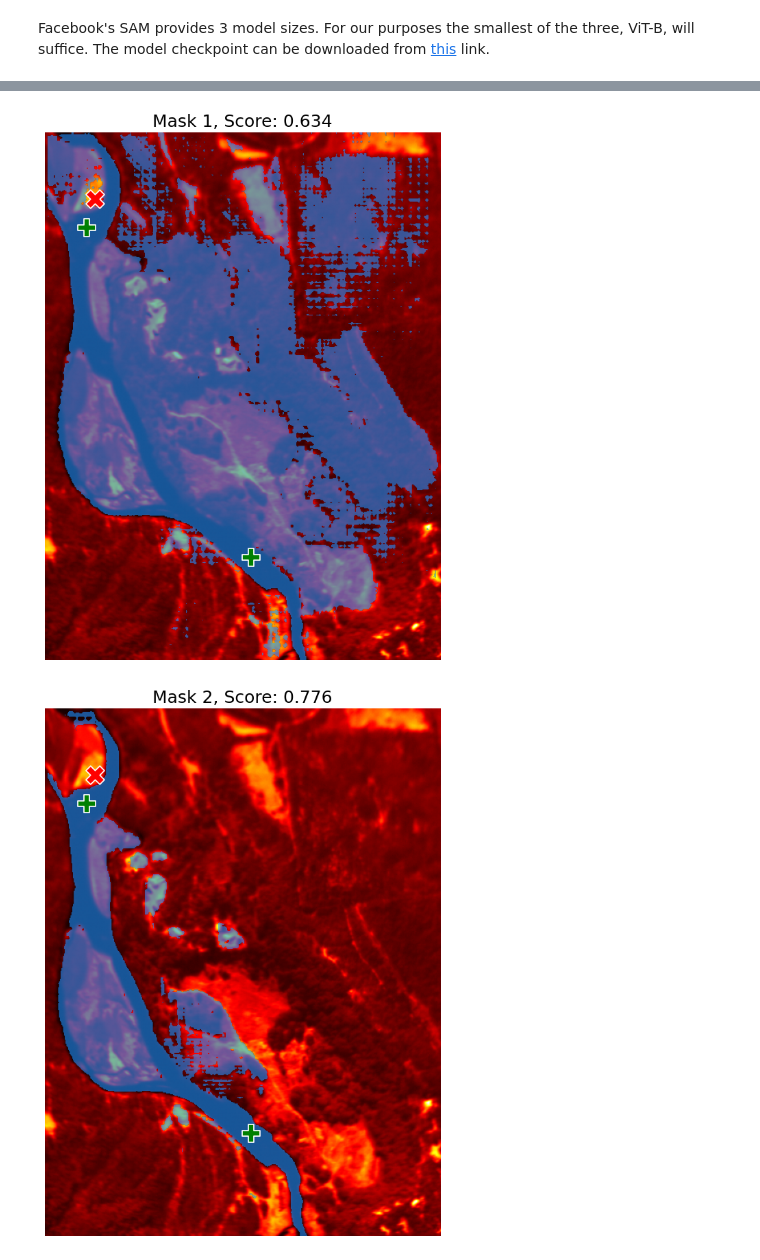
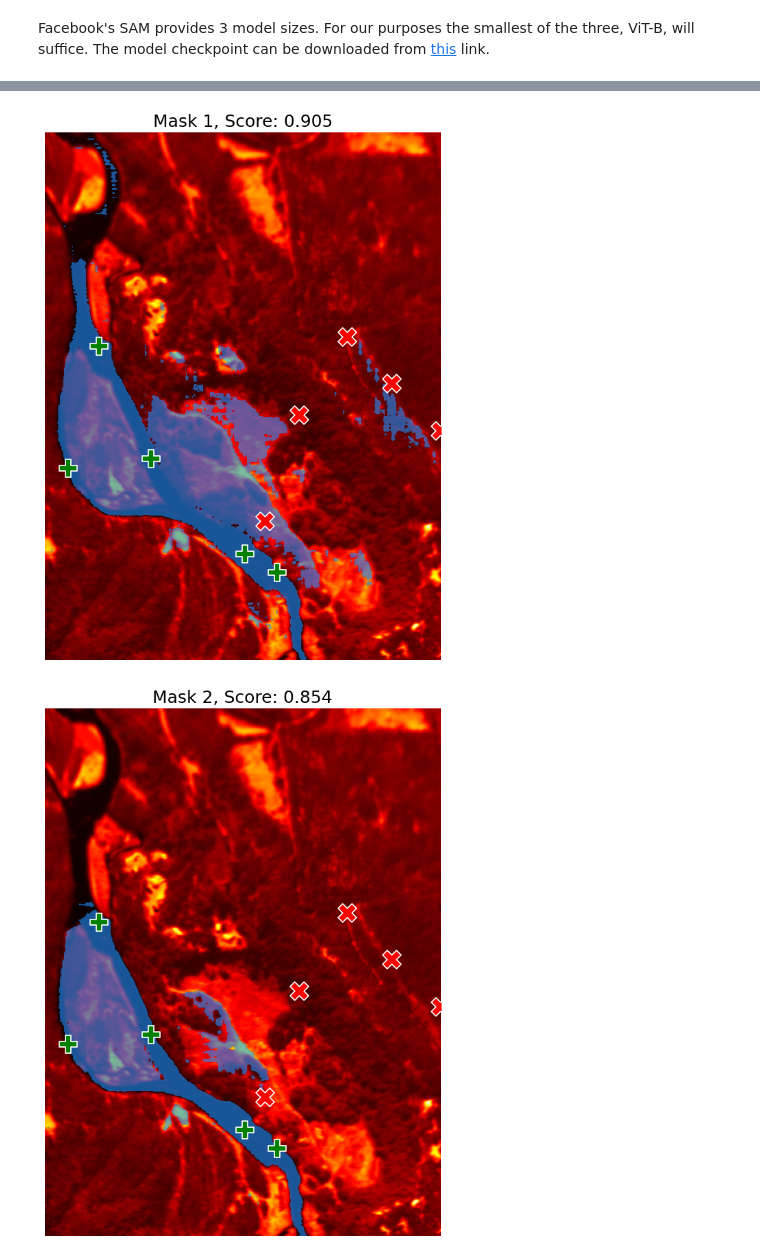
Before and after one commit to StefanTodoran/elwha-segmentation, a Jupyter notebook: book/chapters/masking.ipynb, the cells around one changed output, grey strips where cells are left out. Saved outputs shown, nothing was run; the diff lists cells and outputs as text; code cells hidden in the pictures.

Commit message:
masking work, got SAM predicting and have system for creating simple approximation masks

```diff
--- a/book/chapters/masking.ipynb
+++ b/book/chapters/masking.ipynb
@@ -219,0 +310,38 @@ display(datapoint["mask"])
+# %%
+def generateInputPointsFromMask(mask, N):
+  height, width = mask.shape
+  input_points = []
+  input_labels = []
+
+  num_positive = 0
+  num_negative = 0
+
+  while num_positive < N or num_negative < N:
+    # Generate random (x, y) coordinates within the image dimensions
+    x = np.random.randint(0, width)
+    y = np.random.randint(0, height)
+
+    if mask[y, x] == 0 and num_positive < N:
+      input_points.append([x, y])
+      input_labels.append(1)
+      num_positive += 1
+    if mask[y, x] != 0 and num_negative < N:
+      input_points.append([x, y])
+      input_labels.append(0)
+      num_negative += 1
+
+  input_points = np.array(input_points)
+  input_labels = np.array(input_labels)
+
+  return input_points, input_labels
+# %%
+image = cv2.imread(str(datapoint["ir_path"]))
+image = cv2.cvtColor(image, cv2.COLOR_BGR2RGB)
+mask = createRoughRiverMask(datapoint)
+input_points, input_labels = generateInputPointsFromMask(mask, 5)
+
+plt.figure(figsize=(10,10))
+plt.imshow(image)
+show_points(input_points, input_labels, plt.gca())
+plt.axis("on")
+plt.show()
@@ -285,18 +369,18 @@ plt.show()
 # %%
 masks, scores, logits = predictor.predict(
-  point_coords=input_point,
-  point_labels=input_label,
+  point_coords=input_points,
+  point_labels=input_labels,
   multimask_output=True,
 )
 # %%
 for i, (mask, score) in enumerate(zip(masks, scores)):
   plt.figure(figsize=(10,10))
   plt.imshow(image)
   show_mask(mask, plt.gca())
-  show_points(input_point, input_label, plt.gca())
+  show_points(input_points, input_labels, plt.gca())
   plt.title(f"Mask {i+1}, Score: {score:.3f}", fontsize=18)
   plt.axis('off')
   plt.show()
 # %% [output]
-[figure, old version]
+[figure, new version]
-[figure, old version]
+[figure, new version]
```
Also changed, not shown: parts of 10 cells of this notebook.
